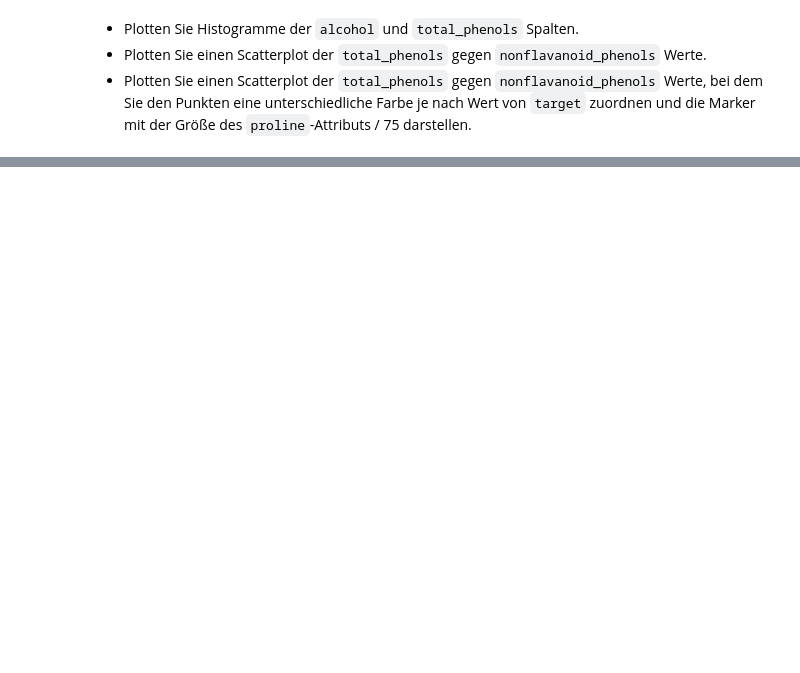
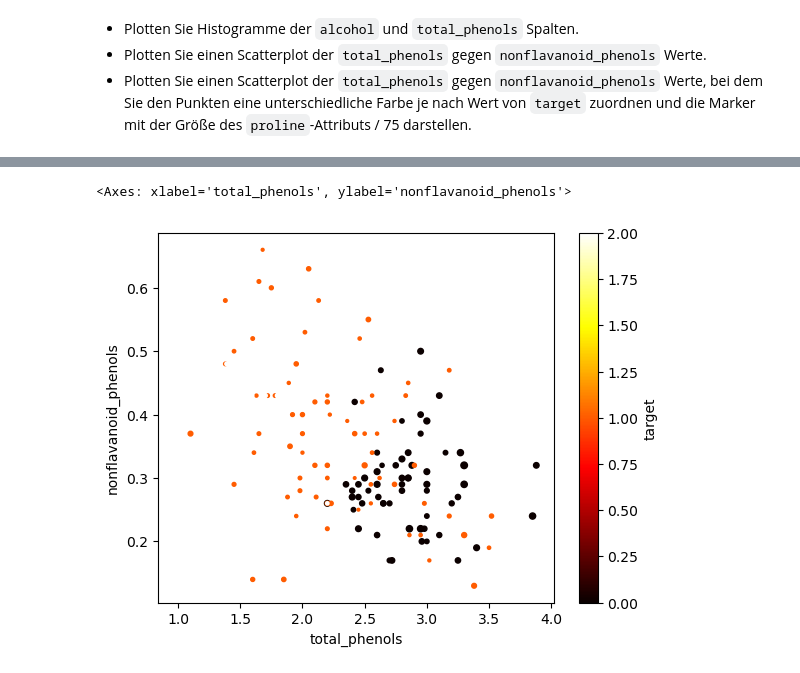
Before and after one commit to CeKo-it/ml-grundkurs, a Jupyter notebook: ml-grundkurs 2/Notebooks/CodeAlong/Pandas/03 Pandas Data Frames Basics.ipynb, the cells around one changed output, grey strips where cells are left out. Saved outputs shown, nothing was run; the diff lists cells and outputs as text; code cells hidden in the pictures; blank space fills up the shorter version.

```diff
--- a/ml-grundkurs 2/Notebooks/CodeAlong/Pandas/03 Pandas Data Frames Basics.ipynb
+++ b/ml-grundkurs 2/Notebooks/CodeAlong/Pandas/03 Pandas Data Frames Basics.ipynb
@@ -694,0 +830,12 @@ gespeichert.
+# %%
+df_wines.plot(
+    kind="scatter",
+    x="total_phenols",
+    y="nonflavanoid_phenols",
+    c="target",
+    cmap="hot", #"brg"
+    s=df_wines["proline"] / 75
+)
+# %% [output]
+<Axes: xlabel='total_phenols', ylabel='nonflavanoid_phenols'>
+[figure, added]
```
Also changed, not shown: parts of 15 cells of this notebook.
